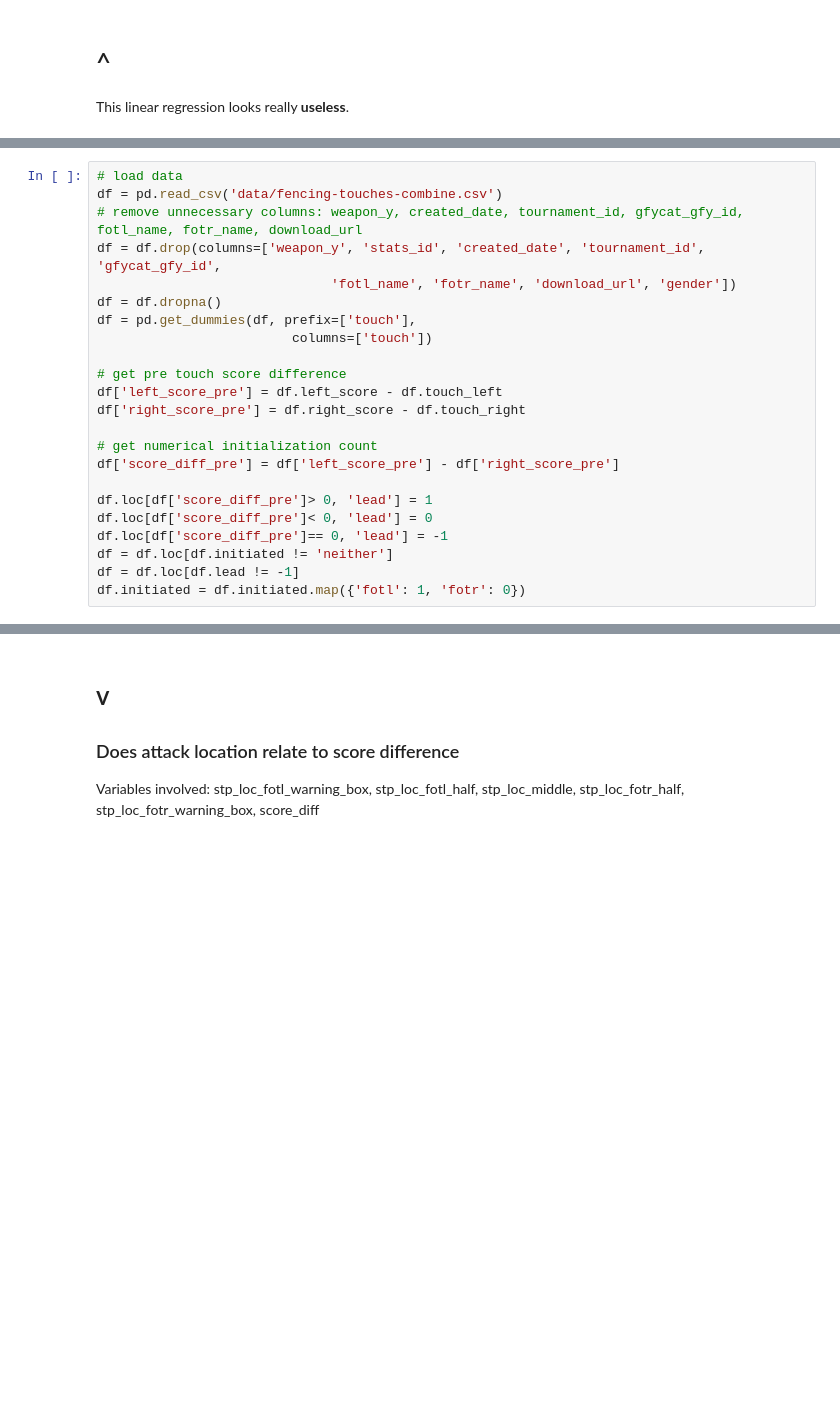
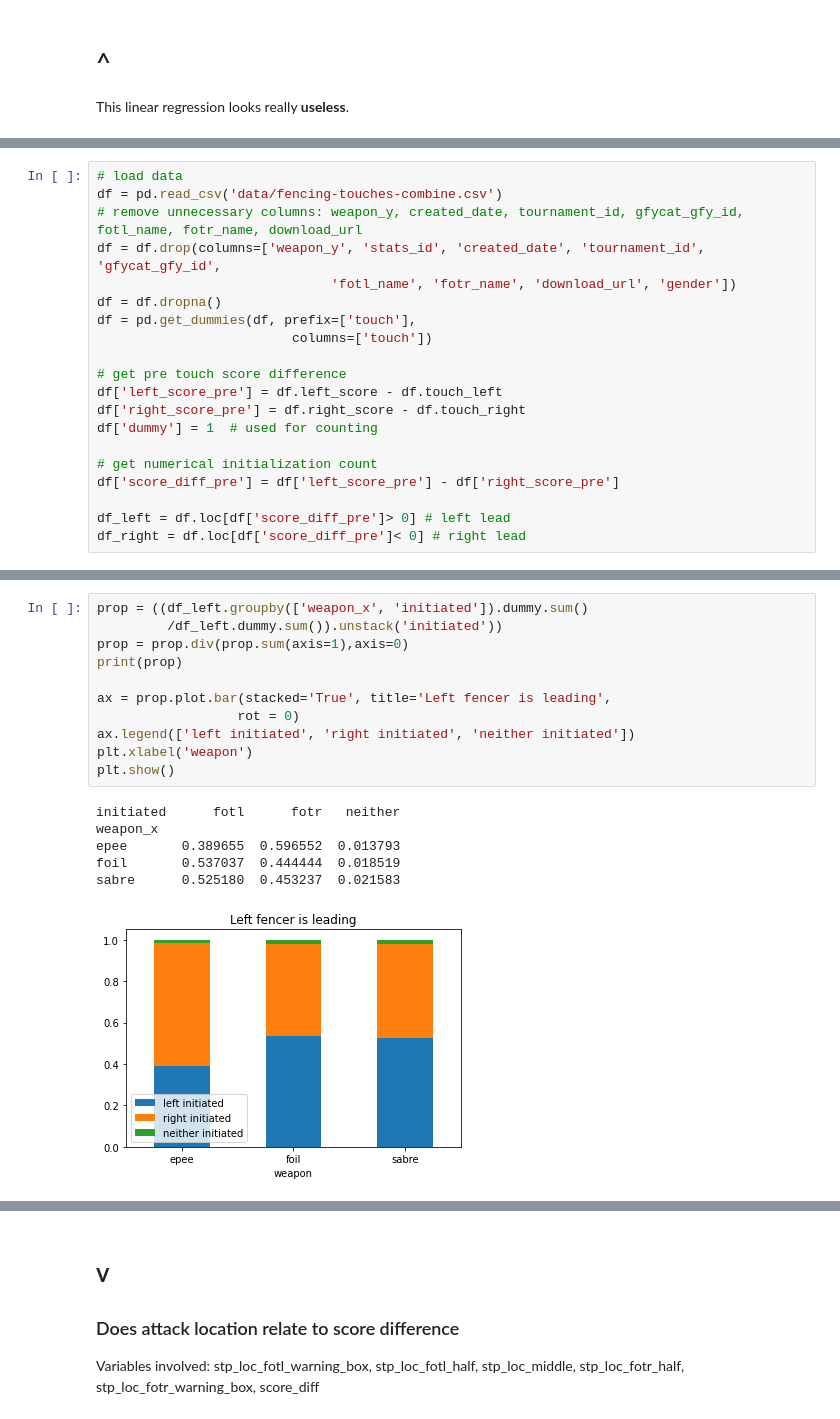
Before and after one commit to KySoza/fencing_2024-data-science-project, a Jupyter notebook: Linear_regression_with_score_differences.ipynb, the cells around one changed output, grey strips where cells are left out. Drawn from its saved outputs; the diff is of its cells as text; blank space fills up the shorter version.

```diff
--- a/Linear_regression_with_score_differences.ipynb
+++ b/Linear_regression_with_score_differences.ipynb
@@ -195,14 +169,11 @@ df = pd.get_dummies(df, prefix=['touch'],
 # get pre touch score difference
 df['left_score_pre'] = df.left_score - df.touch_left
 df['right_score_pre'] = df.right_score - df.touch_right
+df['dummy'] = 1  # used for counting
 
 # get numerical initialization count
 df['score_diff_pre'] = df['left_score_pre'] - df['right_score_pre']
 
-df.loc[df['score_diff_pre']> 0, 'lead'] = 1
-df.loc[df['score_diff_pre']< 0, 'lead'] = 0
-df.loc[df['score_diff_pre']== 0, 'lead'] = -1
-df = df.loc[df.initiated != 'neither']
-df = df.loc[df.lead != -1]
-df.initiated = df.initiated.map({'fotl': 1, 'fotr': 0})
+df_left = df.loc[df['score_diff_pre']> 0] # left lead
+df_right = df.loc[df['score_diff_pre']< 0] # right lead
 # %%
@@ -229,0 +201,18 @@ initiated
+# %%
+prop = ((df_left.groupby(['weapon_x', 'initiated']).dummy.sum()
+         /df_left.dummy.sum()).unstack('initiated'))
+prop = prop.div(prop.sum(axis=1),axis=0)
+print(prop)
+
+ax = prop.plot.bar(stacked='True', title='Left fencer is leading',
+                  rot = 0)
+ax.legend(['left initiated', 'right initiated', 'neither initiated'])
+plt.xlabel('weapon')
+plt.show()
+# %% [output]
+initiated      fotl      fotr   neither
+weapon_x
+epee       0.389655  0.596552  0.013793
+foil       0.537037  0.444444  0.018519
+sabre      0.525180  0.453237  0.021583
+[figure, added]
```
Also changed, not shown: parts of 11 cells of this notebook.
